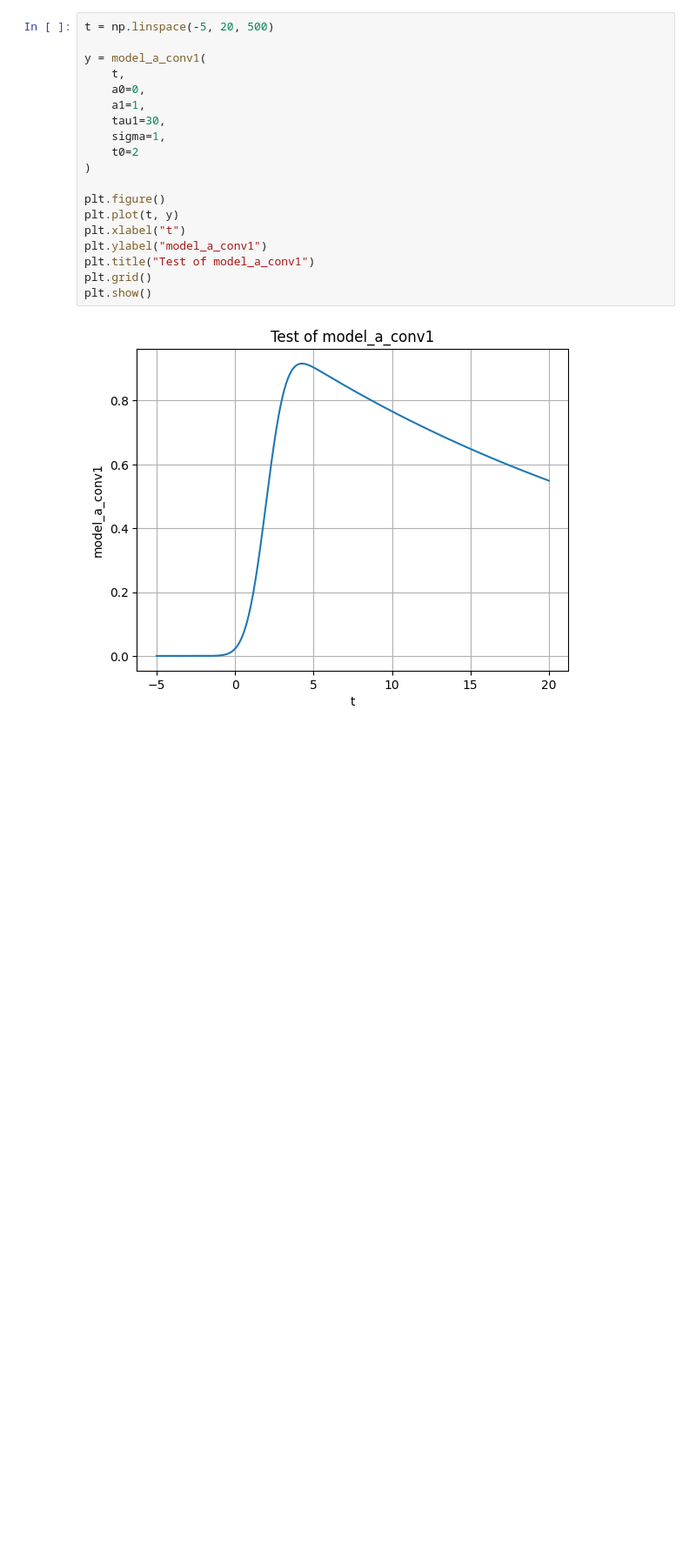
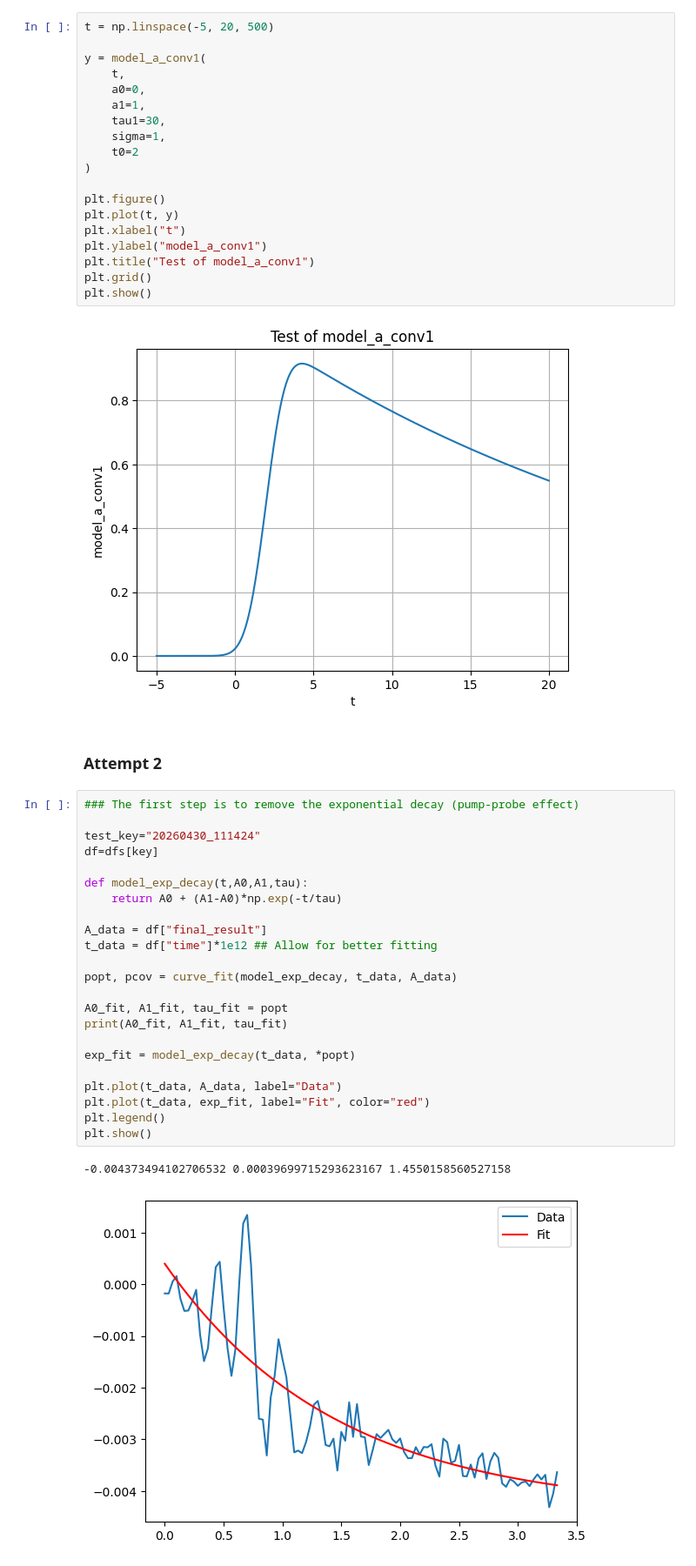
Before and after one commit to VictorC-dot/GeTe_Spectro_Simulation, a Jupyter notebook: Model_2D_Spectro.ipynb, the cells around one changed output. Shown at 87% size. Cells and saved outputs as stored; diff of their text form; blank space fills up the shorter version.

Commit message:
Fitting:exp_decay+erfc_damped_oscill

```diff
--- a/Model_2D_Spectro.ipynb
+++ b/Model_2D_Spectro.ipynb
@@ -1587,3 +1627,31 @@ plt.grid()
 plt.show()
 # %% [output]
 [figure]
+# %% [markdown]
+### Attempt 2
+# %%
+### The first step is to remove the exponential decay (pump-probe effect)
+
+test_key="20260430_111424"
+df=dfs[key]
+
+def model_exp_decay(t,A0,A1,tau):
+    return A0 + (A1-A0)*np.exp(-t/tau)
+
+A_data = df["final_result"]
+t_data = df["time"]*1e12 ## Allow for better fitting
+
+popt, pcov = curve_fit(model_exp_decay, t_data, A_data)
+
+A0_fit, A1_fit, tau_fit = popt
+print(A0_fit, A1_fit, tau_fit)
+
+exp_fit = model_exp_decay(t_data, *popt)
+
+plt.plot(t_data, A_data, label="Data")
+plt.plot(t_data, exp_fit, label="Fit", color="red")
+plt.legend()
+plt.show()
+# %% [output]
+-0.004373494102706532 0.00039699715293623167 1.4550158560527158
+[figure, added]
```
Also changed, not shown: parts of 13 cells of this notebook.
